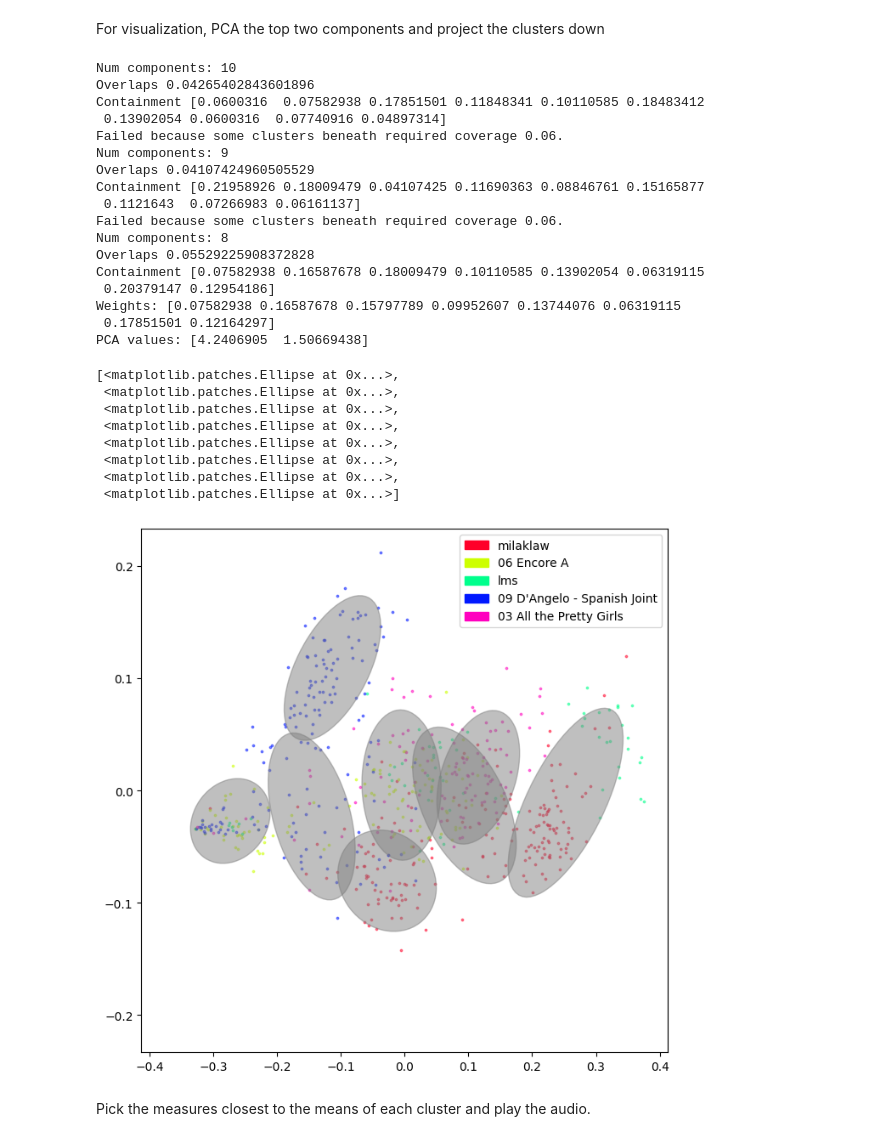
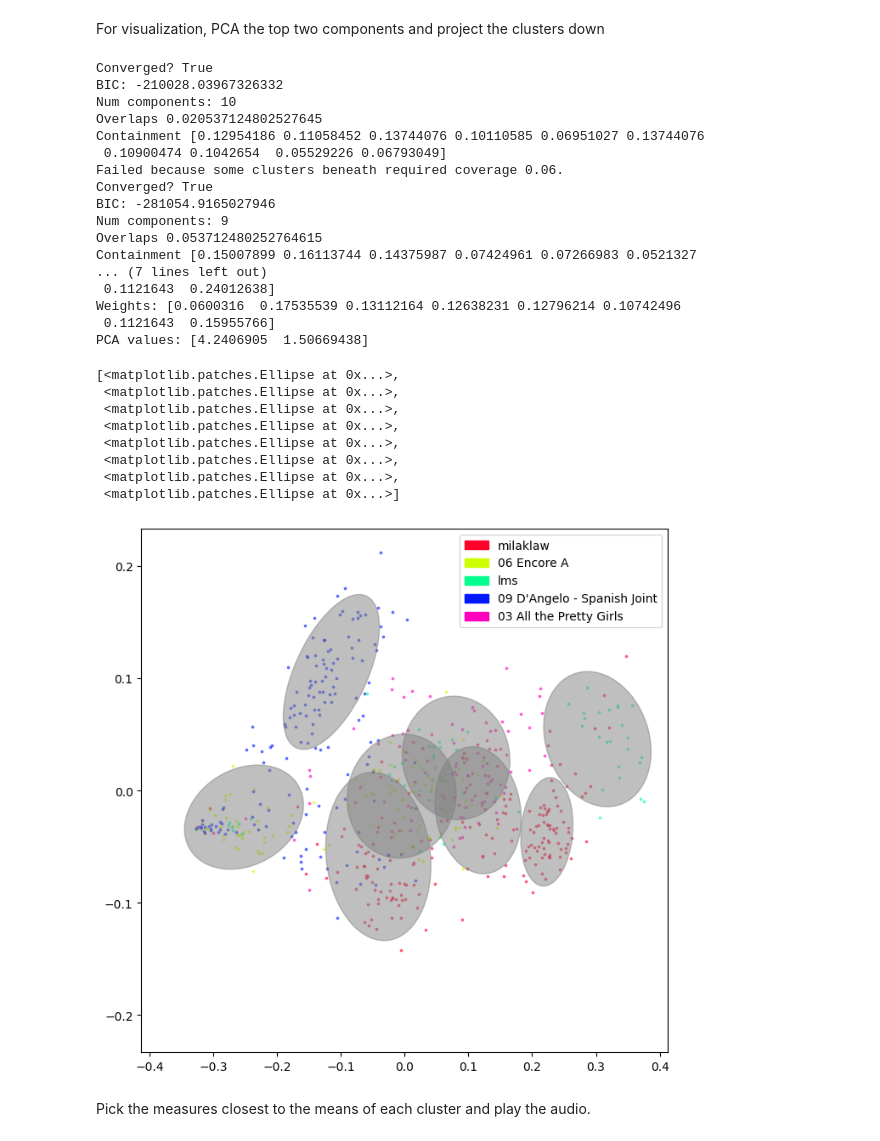
Before and after one commit to chenhi/groove_gang, a Jupyter notebook: demo_intraclustering.ipynb, the cells around one changed output. Cells and saved outputs as stored; diff of their text form; code cells hidden in the pictures.

```diff
--- a/demo_intraclustering.ipynb
+++ b/demo_intraclustering.ipynb
@@ -102,0 +110,35 @@ def do_bar_sample(indices, file, process: Callable, ext="mp3"):
+# %%
+proc_fn = groove.downbeats.smooth_power
+
+divs = np.array([3, 4, 6, 8, 9, 12, 15, 16, 18, 20, 21, 24])
+wts = 1/np.sqrt(divs)
+
+#file_list = ['milaklaw', '06 Encore A', 'lms', ('09 D\'Angelo - Spanish Joint', 'm4a'), ('03 All the Pretty Girls', 'm4a')]
+#file_list = [('03 All the Pretty Girls', 'm4a')]
+#file_list = ['milaklaw']
+#file_list = [('09 D\'Angelo - Spanish Joint', 'm4a')]
+file_list = ['06 Encore A']
+
+# Add extension
+for i in range(len(file_list)):
+    if type(file_list[i]) is not tuple:
+        file_list[i] = (file_list[i], "mp3")
+
+data_list = []
+file_indices_list = []
+indices_list = []
+for i, (file, ext) in enumerate(file_list):
+    data_list.append(load_bar_embedding_total(file, divisions=divs, weights=wts, process=smooth_power, kernel_width=30, ext=ext))
+    file_indices_list.append(np.full((data_list[i].shape[0],), i))
+    indices_list.append(np.arange(data_list[i].shape[0]))
+
+# Data, the index in file_list that the data came from, and the index inside its sublist
+data = np.concatenate(data_list, axis=0)
+data_file_inds = np.concatenate(file_indices_list, axis=0)
+data_inds = np.concatenate(indices_list, axis=0)
+
+
+c = .8
+gm, pca = do_clustering(data, method='score', verbose=True)
+
+do_projected_plot(gm, pca, data, c, data_list=data_list, file_list=file_list)
@@ -102,0 +167,7 @@ def do_bar_sample(indices, file, process: Callable, ext="mp3"):
+# %%
+inds = find_closest_indices(gm.means_, data)
+
+for i in range(len(file_list)):
+    print(f"Samples from {file_list[i][0]}")
+    do_bar_sample(data_inds[inds][data_file_inds[inds] == i], file_list[i][0], smooth_power, ext=file_list[i][1])
+    print("")
@@ -146,38 +228,39 @@ For visualization, PCA the top two components and project the clusters down
 # %%
 #c = .8
 #gm, pca = do_clustering(data, confidence_limit=c, cluster_threshold=0.3, overlap_allowance=0.2, use_weights=False, verbose=True)
 
 c = .8
-gm, pca = do_clustering(data, confidence_limit=c, cluster_threshold=0.3/len(file_list), overlap_allowance=1, use_weights=False, verbose=True)
+gm, pca = do_clustering(data, method='naive', max_clusters=20, confidence_limit=c, cluster_threshold=0.3/len(file_list), overlap_allowance=1, use_weights=False, verbose=True)
+
 
 do_projected_plot(gm, pca, data, c, data_list=data_list, file_list=file_list)
 # %% [output]
+Converged? True
+BIC: -210028.03967326332
 Num components: 10
-Overlaps 0.04265402843601896
-Containment [0.0600316  0.07582938 0.17851501 0.11848341 0.10110585 0.18483412
- 0.13902054 0.0600316  0.07740916 0.04897314]
+Overlaps 0.020537124802527645
+Containment [0.12954186 0.11058452 0.13744076 0.10110585 0.06951027 0.13744076
+ 0.10900474 0.1042654  0.05529226 0.06793049]
 Failed because some clusters beneath required coverage 0.06.
+Converged? True
+BIC: -281054.9165027946
 Num components: 9
-Overlaps 0.04107424960505529
-Containment [0.21958926 0.18009479 0.04107425 0.11690363 0.08846761 0.15165877
- 0.1121643  0.07266983 0.06161137]
-Failed because some clusters beneath required coverage 0.06.
-Num components: 8
-Overlaps 0.05529225908372828
-Containment [0.07582938 0.16587678 0.18009479 0.10110585 0.13902054 0.06319115
- 0.20379147 0.12954186]
-Weights: [0.07582938 0.16587678 0.15797789 0.09952607 0.13744076 0.06319115
- 0.17851501 0.12164297]
+Overlaps 0.053712480252764615
+Containment [0.15007899 0.16113744 0.14375987 0.07424961 0.07266983 0.0521327
+... (7 lines left out)
+ 0.1121643  0.24012638]
+Weights: [0.0600316  0.17535539 0.13112164 0.12638231 0.12796214 0.10742496
+ 0.1121643  0.15955766]
 PCA values: [4.2406905  1.50669438]
 [<matplotlib.patches.Ellipse at 0x...>,
  <matplotlib.patches.Ellipse at 0x...>,
  <matplotlib.patches.Ellipse at 0x...>,
  <matplotlib.patches.Ellipse at 0x...>,
  <matplotlib.patches.Ellipse at 0x...>,
  <matplotlib.patches.Ellipse at 0x...>,
  <matplotlib.patches.Ellipse at 0x...>,
  <matplotlib.patches.Ellipse at 0x...>]
-[figure, old version]
+[figure, new version]
 # %% [markdown]
 Pick the measures closest to the means of each cluster and play the audio.
 # %%
```
Also changed, not shown: parts of 7 cells of this notebook, 2 other files.
